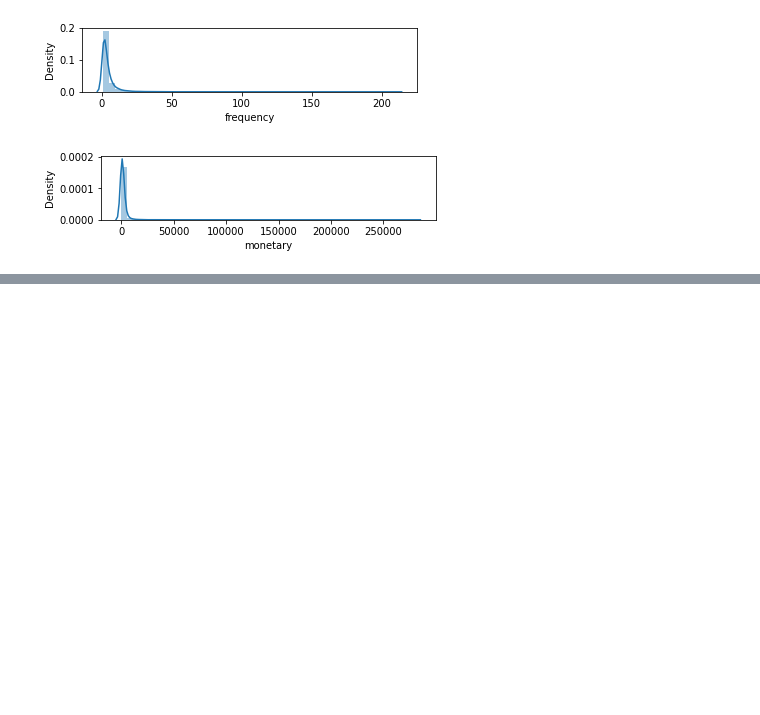
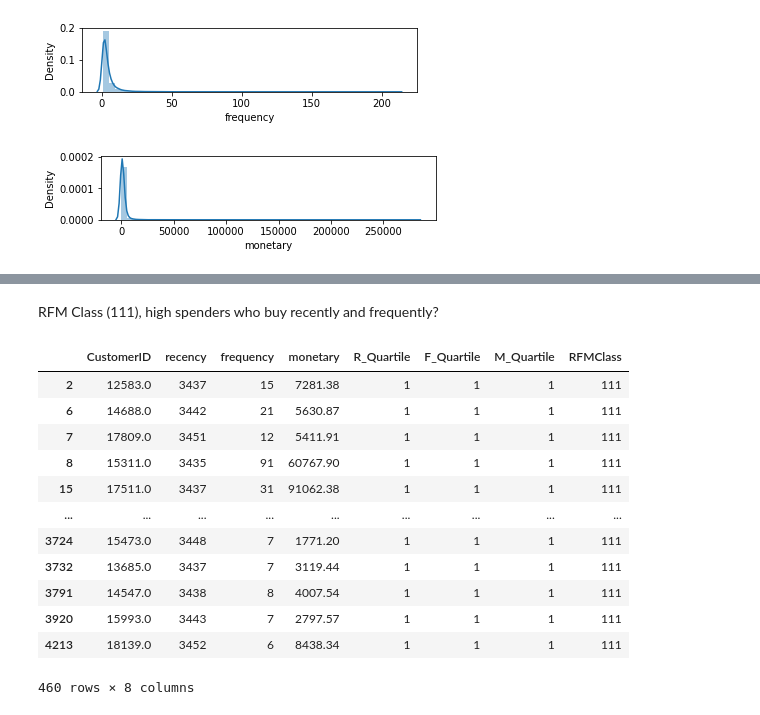
Before and after one commit to alicebalayan/Shopping-Prediction, a Jupyter notebook: notebook.ipynb, the cells around one changed output, grey strips where cells are left out. Saved outputs shown, nothing was run; the diff lists cells and outputs as text; code cells hidden in the pictures; blank space fills up the shorter version.

```diff
--- a/notebook.ipynb
+++ b/notebook.ipynb
@@ -144,0 +131,3 @@ print(quartiles, type(quartiles))
+# %%
+quartiles=quartiles.to_dict()
+quartiles
@@ -144,0 +145,31 @@ print(quartiles, type(quartiles))
+# %%
+rfmSegmentation = rfm_values
+# Arguments (x = value, p = recency, monetary_value, frequency, k = quartiles dict)
+def RClass(x,p,d):
+    if x <= d[p][0.25]:
+        return 1
+    elif x <= d[p][0.50]:
+        return 2
+    elif x <= d[p][0.75]:
+        return 3
+    else:
+        return 4
+
+# Arguments (x = value, p = recency, monetary_value, frequency, k = quartiles dict)
+def FMClass(x,p,d):
+    if x <= d[p][0.25]:
+        return 4
+    elif x <= d[p][0.50]:
+        return 3
+    elif x <= d[p][0.75]:
+        return 2
+    else:
+        return 1
+# %%
+rfmSegmentation['R_Quartile'] = rfmSegmentation['recency'].apply(RClass, args=('recency',quartiles,))
+rfmSegmentation['F_Quartile'] = rfmSegmentation['frequency'].apply(FMClass, args=('frequency',quartiles,))
+rfmSegmentation['M_Quartile'] = rfmSegmentation['monetary'].apply(FMClass, args=('monetary',quartiles,))
+# %%
+rfmSegmentation['RFMClass'] = rfmSegmentation.R_Quartile.map(str) \
+                            + rfmSegmentation.F_Quartile.map(str) \
+                            + rfmSegmentation.M_Quartile.map(str)
@@ -144,0 +201,18 @@ print(quartiles, type(quartiles))
+# %% [markdown]
+RFM Class (111), high spenders who buy recently and frequently?
+# %%
+display(rfmSegmentation[rfmSegmentation['RFMClass']=='111'])
+# %% [output]
+|  | CustomerID | recency | frequency | monetary | R_Quartile | F_Quartile | M_Quartile | RFMClass |
+| 2 | 12583.0 | 3437 | 15 | 7281.38 | 1 | 1 | 1 | 111 |
+| 6 | 14688.0 | 3442 | 21 | 5630.87 | 1 | 1 | 1 | 111 |
+| 7 | 17809.0 | 3451 | 12 | 5411.91 | 1 | 1 | 1 | 111 |
+| 8 | 15311.0 | 3435 | 91 | 60767.90 | 1 | 1 | 1 | 111 |
+| 15 | 17511.0 | 3437 | 31 | 91062.38 | 1 | 1 | 1 | 111 |
+| ... | ... | ... | ... | ... | ... | ... | ... | ... |
+| 3724 | 15473.0 | 3448 | 7 | 1771.20 | 1 | 1 | 1 | 111 |
+| 3732 | 13685.0 | 3437 | 7 | 3119.44 | 1 | 1 | 1 | 111 |
+| 3791 | 14547.0 | 3438 | 8 | 4007.54 | 1 | 1 | 1 | 111 |
+| 3920 | 15993.0 | 3443 | 7 | 2797.57 | 1 | 1 | 1 | 111 |
+| 4213 | 18139.0 | 3452 | 6 | 8438.34 | 1 | 1 | 1 | 111 |
+460 rows × 8 columns
```
Also changed, not shown: parts of 10 cells of this notebook.
